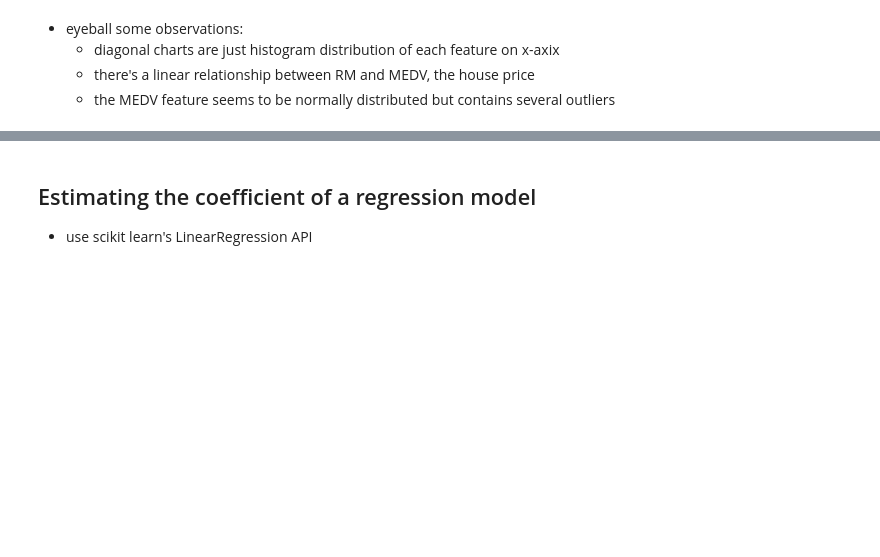
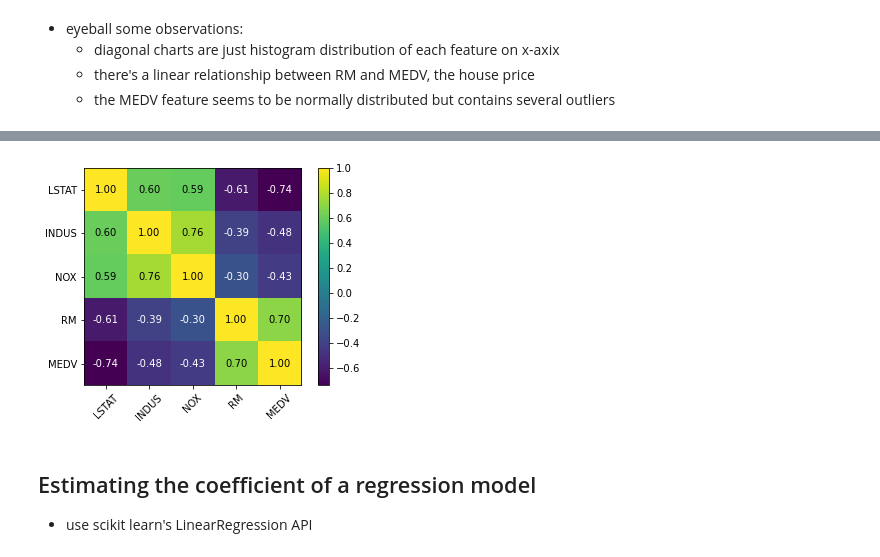
Before and after one commit to rasbt/machine-learning-book, a Jupyter notebook: Regression.ipynb, the cells around one changed output, grey strips where cells are left out. Drawn from its saved outputs; the diff is of its cells as text; code cells hidden in the pictures; blank space fills up the shorter version.

```diff
--- a/Regression.ipynb
+++ b/Regression.ipynb
@@ -110,3 +144,9 @@ g.add_legend()
+# %%
+cm = np.corrcoef(df[cols].values.T)
+# %%
+hm = heatmap(cm, row_names=cols, column_names=cols)
+# %% [output]
+[figure, added]
 # %% [markdown]
 ## Estimating the coefficient of a regression model
 - use scikit learn's LinearRegression API
```
Also changed, not shown: parts of 4 cells of this notebook.
